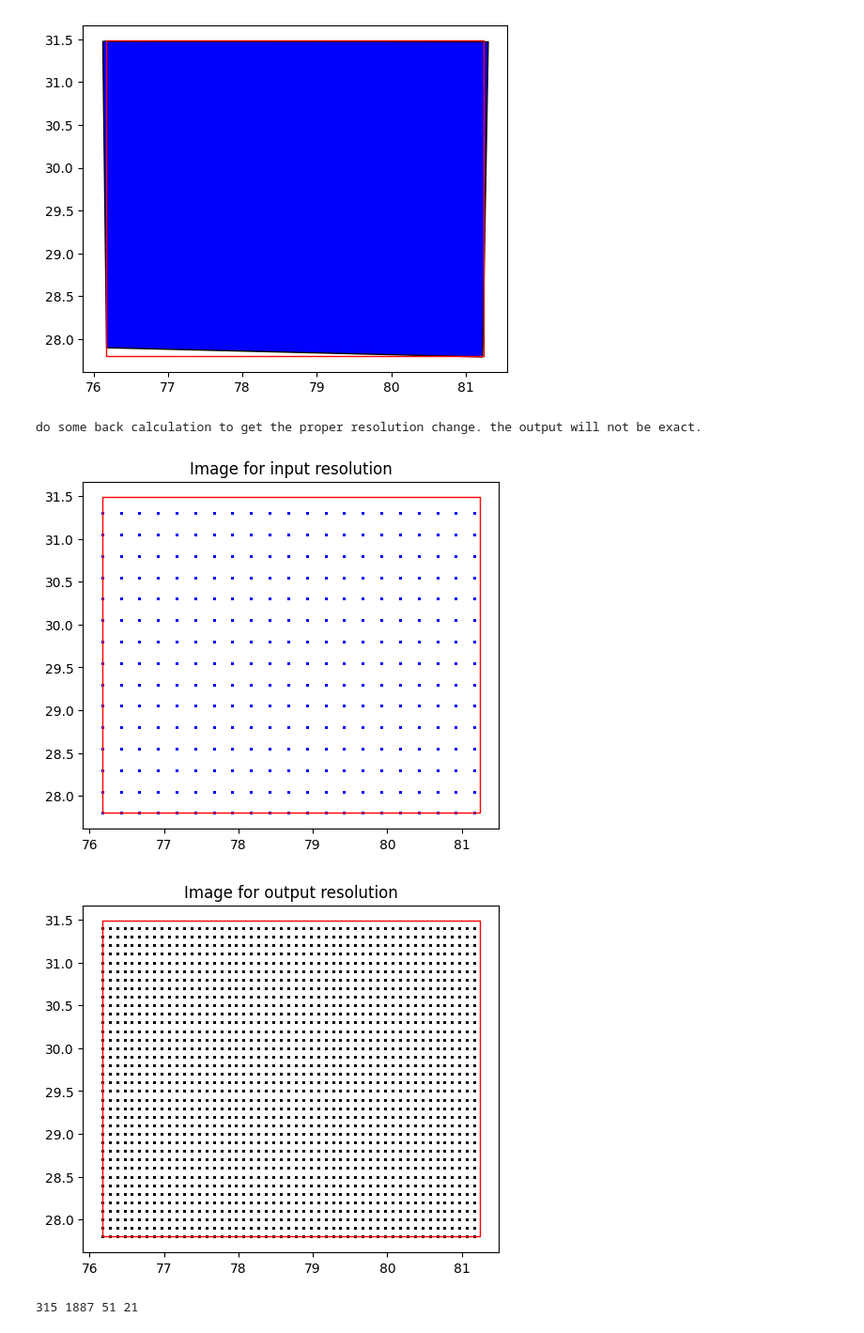
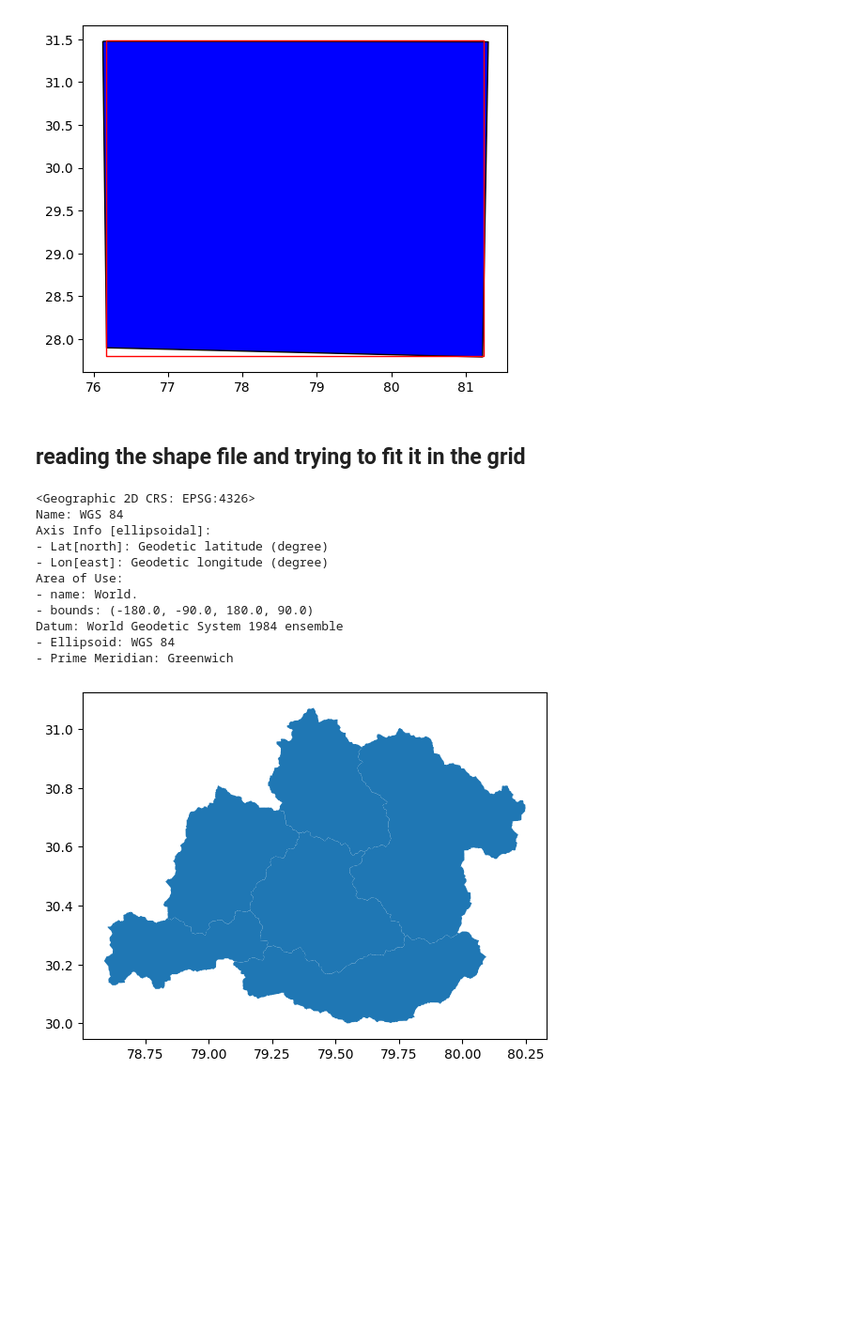
Before and after one commit to sonjaove/ML-hands-on, a Jupyter notebook: course_work/pasthistory.ipynb, the cells around one changed output. Shown at 94% size. Cells and saved outputs as stored; diff of their text form; code cells hidden in the pictures; blank space fills up the shorter version.

Commit message:
final and functional merging and crawling files

```diff
--- a/course_work/pasthistory.ipynb
+++ b/course_work/pasthistory.ipynb
@@ -105,21 +107,19 @@ def initialize_and_populate_grid(x_values, y_values):
             k += 1
     return grid_cell
 # %%
-#import numpy as np
-#import matplotlib.pyplot as plt
-#import geopandas as gpd
-#from shapely.geometry import box
+def res_change(minx, miny, maxx, maxy, input_res, output_res):
+    '''returns the x and y coordinates of centroids for the input and output resolution grid, in the order of
+    x,y being the x and y coordinates of the centroids of the grid cells for the input resolution grid and x_out,y_out being the x and y coordinates of the centroids of the grid cells for the output resolution grid.
+    the function also returns the grid for output resolution.'''
+    number_x_inp=maxx-minx//input_res
+    number_y_inp=maxy-miny//input_res
+    number_y_out=maxy-miny//output_res
+    number_x_inp=maxx-minx//output_res
 
-# Assume this function is defined elsewhere and correctly
-#def initialize_and_populate_grid(x_values, y_values):
-#    # Placeholder implementation; replace with actual grid population logic
-#    grid_cells = [{'Xc': x, 'Yc': y} for x in x_values for y in y_values]
-#    return grid_cells
+    if ((maxx-minx)*(maxy-miny)!=((input_res/output_res)**2)*(maxx-minx)*(maxy-miny)):
+        print("The resolution change is not exact.")
+        #back_calc((minx, miny, maxx, maxy))
 
-def res_change(minx, miny, maxx, maxy, input_res, output_res):
-
-    if ((maxx-minx)*(maxy-miny)!=(input_res/output_res)*(maxx-minx)*(maxy-miny)):
-        if
     else:
         print("The resolution change is exact.")
 
@@ -144,6 +144,7 @@ def res_change(minx, miny, maxx, maxy, input_res, output_res):
     xc = [i['Xc'] for i in grid_cell]
     yc = [i['Yc'] for i in grid_cell]
     x, y = np.meshgrid(xc, yc)
+
 
     rectangle = gpd.GeoSeries([box(minx, miny, maxx, maxy)], crs='epsg:4326')
     fig, ax = plt.subplots()
@@ -180,18 +181,12 @@ def res_change(minx, miny, maxx, maxy, input_res, output_res):
     rectangle_out.plot(ax=ax_out, color='none', edgecolor='red')
     plt.title('Image for output resolution')
     plt.show()
-    print(len(x_values)*len(y_values),len(x_values_output)*len(y_values_output),len(x_values_output),len(x_values))
-
-
-if __name__ == "__main__":
-    res_change(minx, miny, maxx, maxy, input_res=0.25, output_res=0.1)
+    #print(len(x_values)*len(y_values),len(x_values_output)*len(y_values_output),len(x_values_output),len(x_values))
+    return x,y,x_out,y_out,grid_cell_output
-# %% [output]
-do some back calculation to get the proper resolution change. the output will not be exact.
-[figure, removed]
-[figure, removed]
-315 1887 51 21
 # %%
 minx=76.16815971828309
 miny=27.803402904818343
 maxx=81.24216592787854
 maxy=31.400000000000002
+# %% [markdown]
+## reading the shape file and trying to fit it in the grid
@@ -197,0 +199,19 @@ maxy=31.400000000000002
+# %%
+#reading and fitting the shapefile onto the created grid
+pth=r'C:\Users\Ankit\Documents\Vedanshi\ML-hands-on\Shapefile_alakananda-20240627T070711Z-001\Shapefile_alakananda\alak_shape_all_84.shp'
+shape_file = gpd.read_file(pth)
+shape_file.plot()
+shape_file.crs
+# %% [output]
+<Geographic 2D CRS: EPSG:4326>
+Name: WGS 84
+Axis Info [ellipsoidal]:
+- Lat[north]: Geodetic latitude (degree)
+- Lon[east]: Geodetic longitude (degree)
+Area of Use:
+- name: World.
+- bounds: (-180.0, -90.0, 180.0, 90.0)
+Datum: World Geodetic System 1984 ensemble
+- Ellipsoid: WGS 84
+- Prime Meridian: Greenwich
+[figure, added]
```
Also changed, not shown: parts of 13 cells of this notebook, 11 other files.
